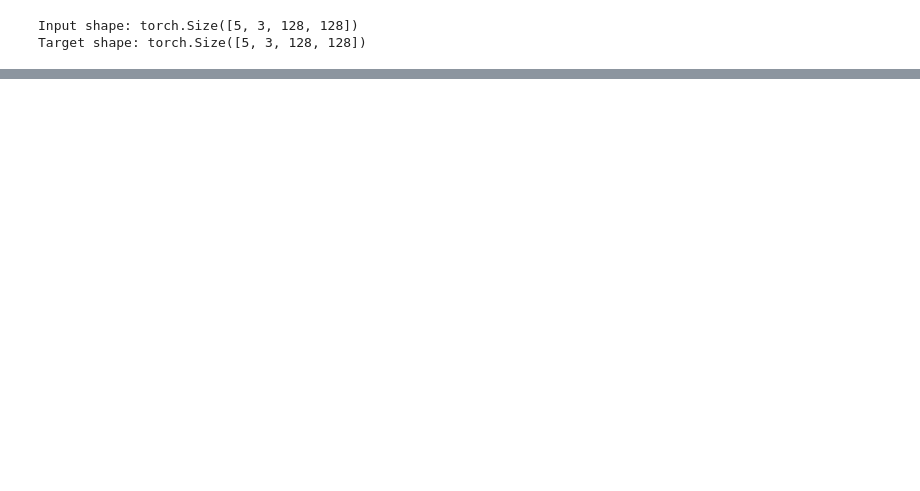
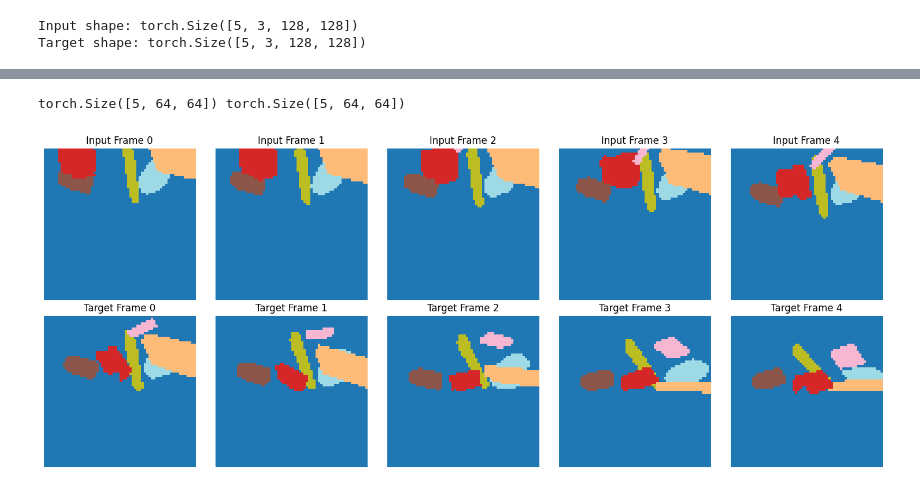
Before and after one commit to vladimashev/object-repr-video-prediction, a Jupyter notebook: test.ipynb, the cells around one changed output, grey strips where cells are left out. Cells and saved outputs as stored; diff of their text form; code cells hidden in the pictures; blank space fills up the shorter version.

```diff
--- a/test.ipynb
+++ b/test.ipynb
@@ -140,0 +170,53 @@ plt.show()
+# %%
+from dataset import MOViC_Dataset
+import matplotlib.pyplot as plt
+import torchvision.transforms as transforms
+from torch.utils.data import DataLoader
+
+# допустим, у тебя есть класс MOViC_Dataset
+dataset = MOViC_Dataset(
+    root_dir=DATASET_PATH,
+    split="train",
+    target='mask',  # или 'mask'
+    img_size=(64, 64),
+    input_frames=5,
+    target_frames=5,
+    transform=transforms.Compose([
+        transforms.RandomVerticalFlip(),
+        #transforms.ColorJitter(brightness=0.8, contrast=0.9)
+    ])
+)
+# %%
+# Получаем пример из датасета
+input_frames, target_frames = dataset[4]  # оба размера: [5, 1, H, W]
+
+n_input = input_frames.shape[0]
+n_target = target_frames.shape[0]
+n_total = max(n_input, n_target)
+
+fig, axs = plt.subplots(2, n_total, figsize=(3 * n_total, 6))
+
+for i in range(n_total):
+    # --- Input mask ---
+    if i < n_input:
+        mask = input_frames[i]  # [1, H, W] или [H, W]
+        if mask.ndim == 3:
+            mask = mask.squeeze(0)
+        axs[0, i].imshow(mask.numpy(), cmap="tab20", vmin=0)
+        axs[0, i].set_title(f"Input Frame {i}")
+        axs[0, i].axis("off")
+
+    # --- Target mask ---
+    if i < n_target:
+        mask = target_frames[i]
+        if mask.ndim == 3:
+            mask = mask.squeeze(0)
+        axs[1, i].imshow(mask.numpy(), cmap="tab20", vmin=0)
+        axs[1, i].set_title(f"Target Frame {i}")
+        axs[1, i].axis("off")
+
+plt.tight_layout()
+plt.show()
+# %% [output]
+torch.Size([5, 64, 64]) torch.Size([5, 64, 64])
+[figure, added]
```
Also changed, not shown: parts of 7 cells of this notebook, 1 other file.
